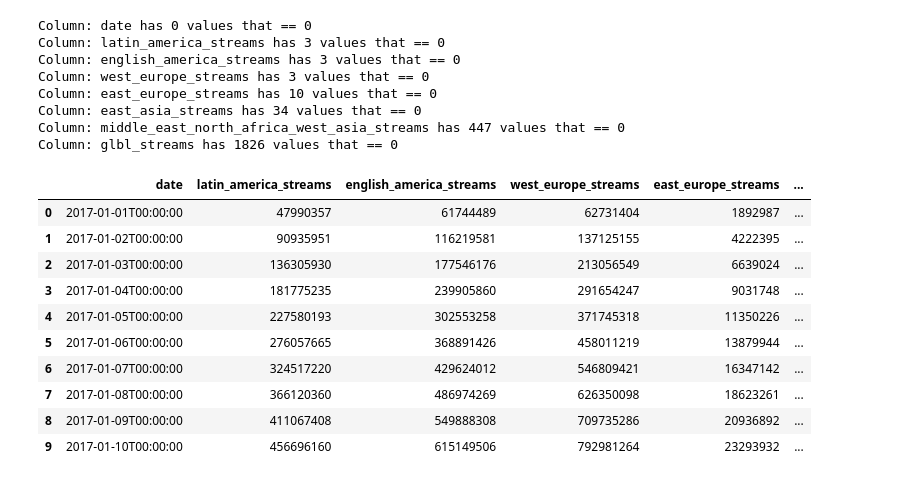
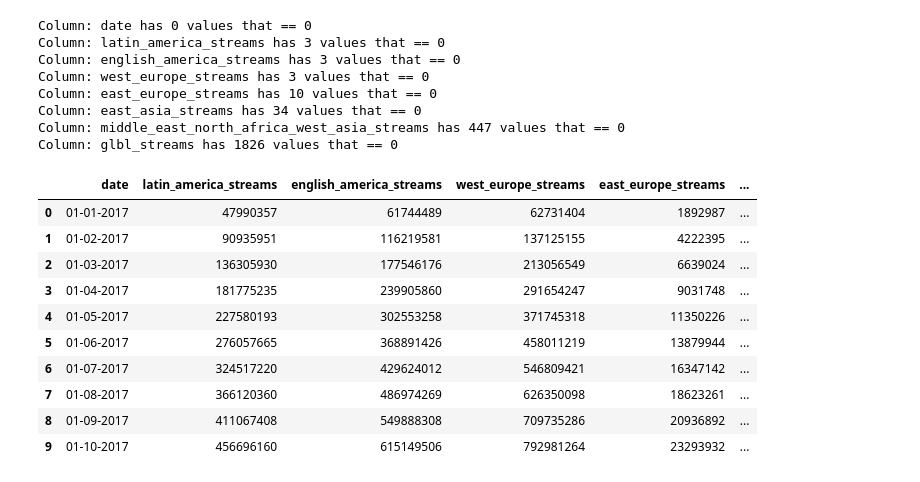
Before and after one commit to dmshakur/spotify-data-analysis, a Jupyter notebook: notebooks/data_analysis.ipynb, the cells around one changed output. Saved outputs shown, nothing was run; the diff lists cells and outputs as text; code cells hidden in the pictures.

```diff
--- a/notebooks/data_analysis.ipynb
+++ b/notebooks/data_analysis.ipynb
@@ -345,17 +347,17 @@ Column: middle_east_north_africa_west_asia_streams has 447 values that == 0
 Column: glbl_streams has 1826 values that == 0
 # %%
 cumsum_country_bins = country_bins.drop('date', axis = 1).cumsum()
-cumsum_country_bins.insert(0, 'date', country_bins['date'])
+cumsum_country_bins.insert(0, 'date', pd.to_datetime(country_bins['date']).dt.strftime('%m-%d-%Y'))
 cumsum_country_bins.head(10)
 # %% [output]
 |  | date | latin_america_streams | english_america_streams | west_europe_streams | east_europe_streams | ... |
-| 0 | 2017-01-01T00:00:00 | 47990357 | 61744489 | 62731404 | 1892987 | ... |
-| 1 | 2017-01-02T00:00:00 | 90935951 | 116219581 | 137125155 | 4222395 | ... |
-| 2 | 2017-01-03T00:00:00 | 136305930 | 177546176 | 213056549 | 6639024 | ... |
-| 3 | 2017-01-04T00:00:00 | 181775235 | 239905860 | 291654247 | 9031748 | ... |
-| 4 | 2017-01-05T00:00:00 | 227580193 | 302553258 | 371745318 | 11350226 | ... |
-| 5 | 2017-01-06T00:00:00 | 276057665 | 368891426 | 458011219 | 13879944 | ... |
-| 6 | 2017-01-07T00:00:00 | 324517220 | 429624012 | 546809421 | 16347142 | ... |
-| 7 | 2017-01-08T00:00:00 | 366120360 | 486974269 | 626350098 | 18623261 | ... |
-| 8 | 2017-01-09T00:00:00 | 411067408 | 549888308 | 709735286 | 20936892 | ... |
-| 9 | 2017-01-10T00:00:00 | 456696160 | 615149506 | 792981264 | 23293932 | ... |
+| 0 | 01-01-2017 | 47990357 | 61744489 | 62731404 | 1892987 | ... |
+| 1 | 01-02-2017 | 90935951 | 116219581 | 137125155 | 4222395 | ... |
+| 2 | 01-03-2017 | 136305930 | 177546176 | 213056549 | 6639024 | ... |
+| 3 | 01-04-2017 | 181775235 | 239905860 | 291654247 | 9031748 | ... |
+| 4 | 01-05-2017 | 227580193 | 302553258 | 371745318 | 11350226 | ... |
+| 5 | 01-06-2017 | 276057665 | 368891426 | 458011219 | 13879944 | ... |
+| 6 | 01-07-2017 | 324517220 | 429624012 | 546809421 | 16347142 | ... |
+| 7 | 01-08-2017 | 366120360 | 486974269 | 626350098 | 18623261 | ... |
+| 8 | 01-09-2017 | 411067408 | 549888308 | 709735286 | 20936892 | ... |
+| 9 | 01-10-2017 | 456696160 | 615149506 | 792981264 | 23293932 | ... |
```
Also changed, not shown: parts of 5 cells of this notebook, 1 other file.
